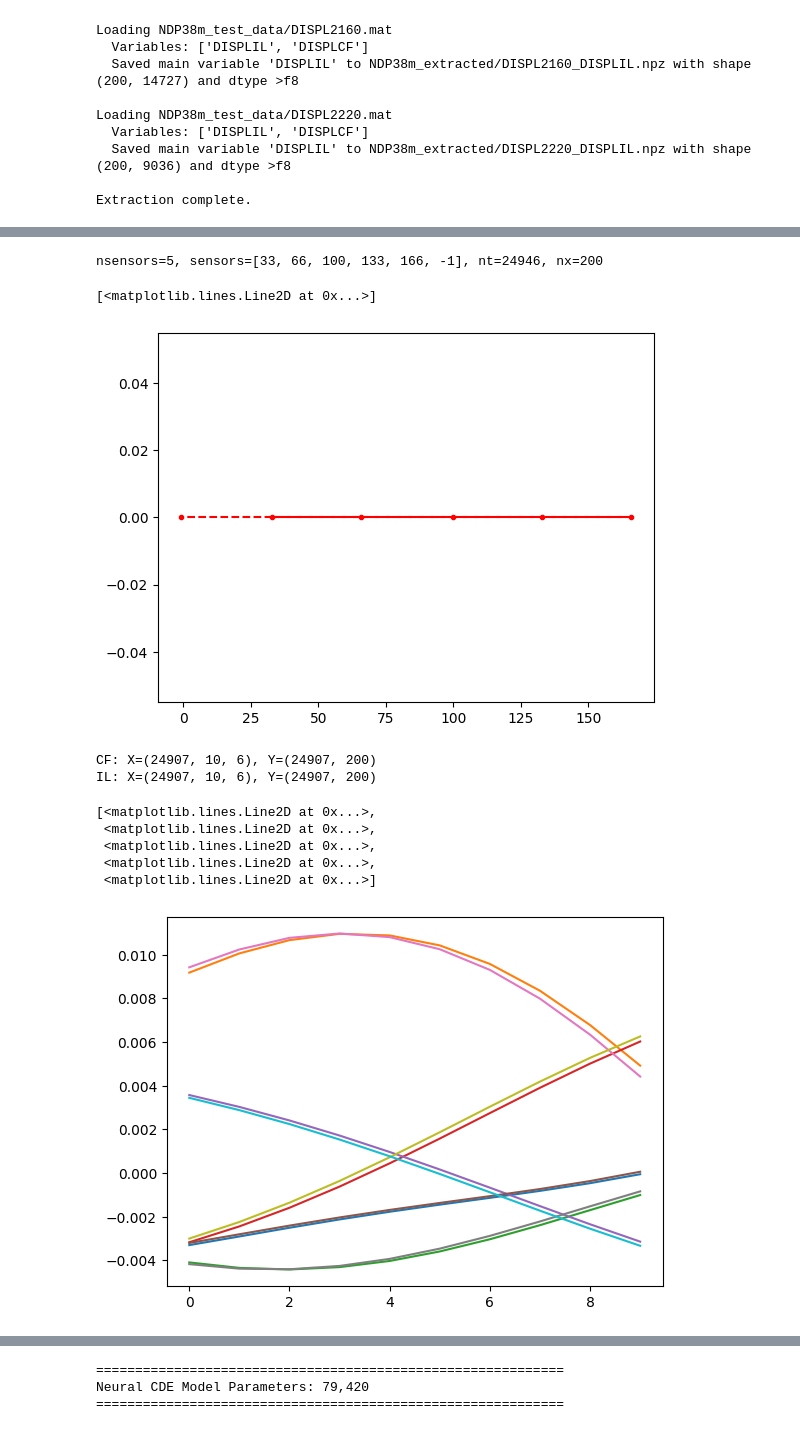
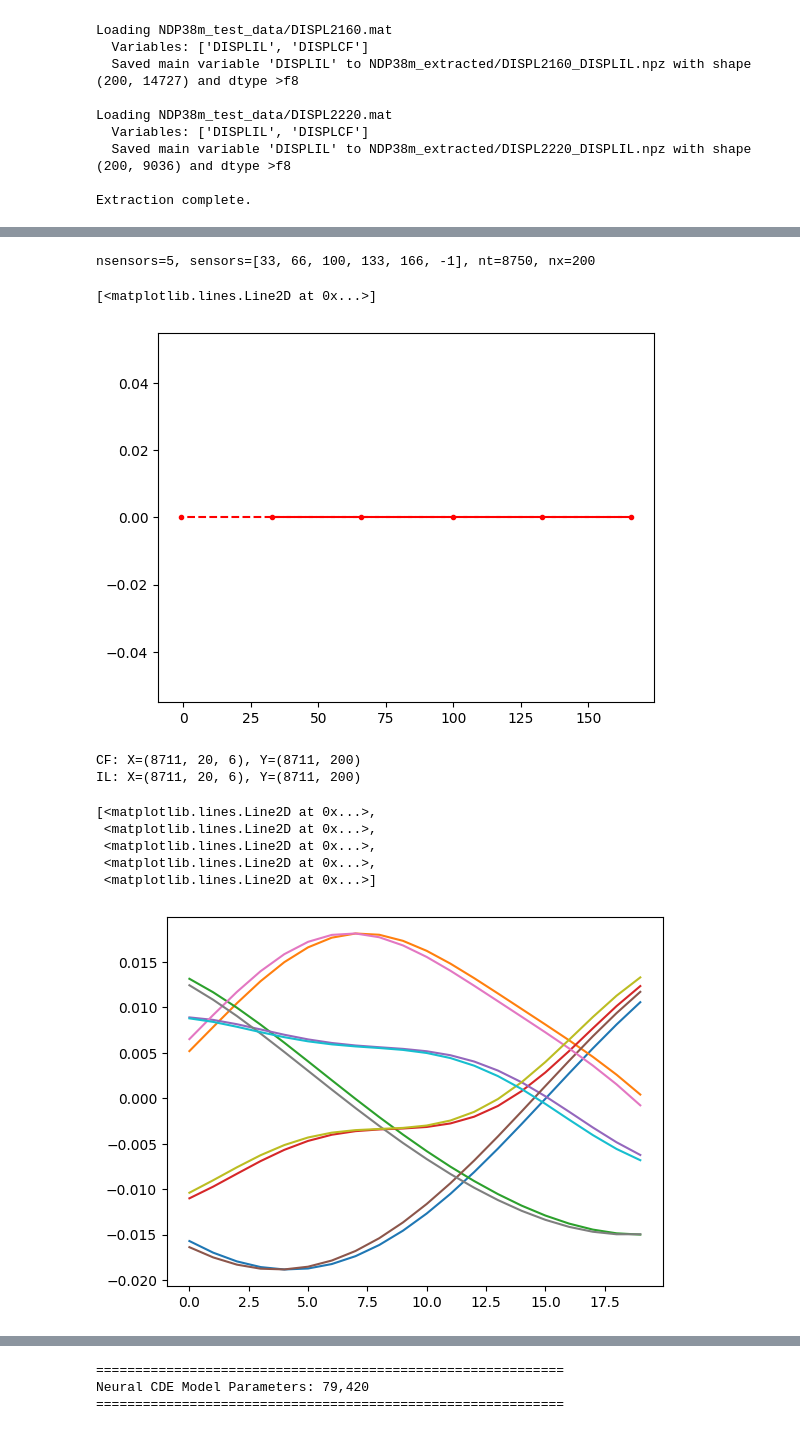
Before and after one commit to MarksandNTNU/NCD-ROM-PI, a Jupyter notebook: test_vivdata_diffrax.ipynb, the cells around one changed output, grey strips where cells are left out. Cells and saved outputs as stored; diff of their text form; code cells hidden in the pictures.

```diff
--- a/test_vivdata_diffrax.ipynb
+++ b/test_vivdata_diffrax.ipynb
@@ -110,6 +108,7 @@ Loading NDP38m_test_data/DISPL2220.mat
 
 Extraction complete.
 # %%
+import pandas as pd
 csv_out = Path('NDP38m_extracted_csv')
 csv_out.mkdir(exist_ok=True)
 csv_files = sorted(csv_out.glob('*.csv'))
@@ -129,7 +128,7 @@ def extract_dataframe(path_cf, path_il, stride = 4):
     print(f'_df_il: {_df_il.shape}')
     return _df_cf, _df_il
 
-_df_cf, _df_il = extract_dataframe(csv_files[1],csv_files[2], stride = 1)
+_df_cf, _df_il = extract_dataframe(csv_files[0],csv_files[1], stride = 4)
 
 Nt, Nx = _df_cf.shape
 # %% [output]
@@ -196,7 +195,7 @@ print(f"nsensors={nsensors}, sensors={sensor_location}, nt={nt}, nx={nx}")
 
 plt.plot(sensor_location, np.zeros_like(sensor_location), 'r.--')
 # %% [output]
-nsensors=5, sensors=[33, 66, 100, 133, 166, -1], nt=24946, nx=200
+nsensors=5, sensors=[33, 66, 100, 133, 166, -1], nt=8750, nx=200
 [<matplotlib.lines.Line2D at 0x...>]
 [figure]
 # %%
@@ -211,38 +210,38 @@ def create_sequences(data, lag_size, stride=1):
                 stride > 1 creates longer temporal windows with fewer samples.
                 Each sequence spans lag_size * stride timesteps.
     """
     data_with_time = np.hstack([data, np.linspace(0, 1, data.shape[0])[:, None]])
     # Each sequence spans lag_size * stride timesteps
     max_start_idx = data_with_time.shape[0] - lag_size * stride
     sequences = np.stack([data_with_time[i:i+lag_size*stride:stride] for i in range(max_start_idx + 1)])
     return sequences
 
-stride = 4
-lag = 10
+stride = 2
+lag = 20
 
 seq_cf = create_sequences(_df_cf, lag, stride = stride)
 seq_il = create_sequences(_df_il, lag, stride = stride)
 
 X_cf = seq_cf[:, :, sensor_location]
 Y_cf = seq_cf[:, -1, :-1]
 
 X_il = seq_il[:, :, sensor_location]
 Y_il = seq_il[:, -1, :-1]
 
 print(f"CF: X={X_cf.shape}, Y={Y_cf.shape}")
 print(f"IL: X={X_il.shape}, Y={Y_il.shape}")
 idx = np.random.choice(X_cf.shape[0], 1)[0]
 plt.plot(X_cf[idx,:,:-1])
 plt.plot(X_cf[idx+1,:,:-1])
 # %% [output]
-CF: X=(24907, 10, 6), Y=(24907, 200)
-IL: X=(24907, 10, 6), Y=(24907, 200)
+CF: X=(8711, 20, 6), Y=(8711, 200)
+IL: X=(8711, 20, 6), Y=(8711, 200)
 [<matplotlib.lines.Line2D at 0x...>,
  <matplotlib.lines.Line2D at 0x...>,
  <matplotlib.lines.Line2D at 0x...>,
  <matplotlib.lines.Line2D at 0x...>,
  <matplotlib.lines.Line2D at 0x...>]
-[figure, old version]
+[figure, new version]
 # %%
 from utils.models_diffrax import *
 from sklearn.utils.extmath import randomized_svd
```
Also changed, not shown: parts of 26 cells of this notebook, 16 other files.
